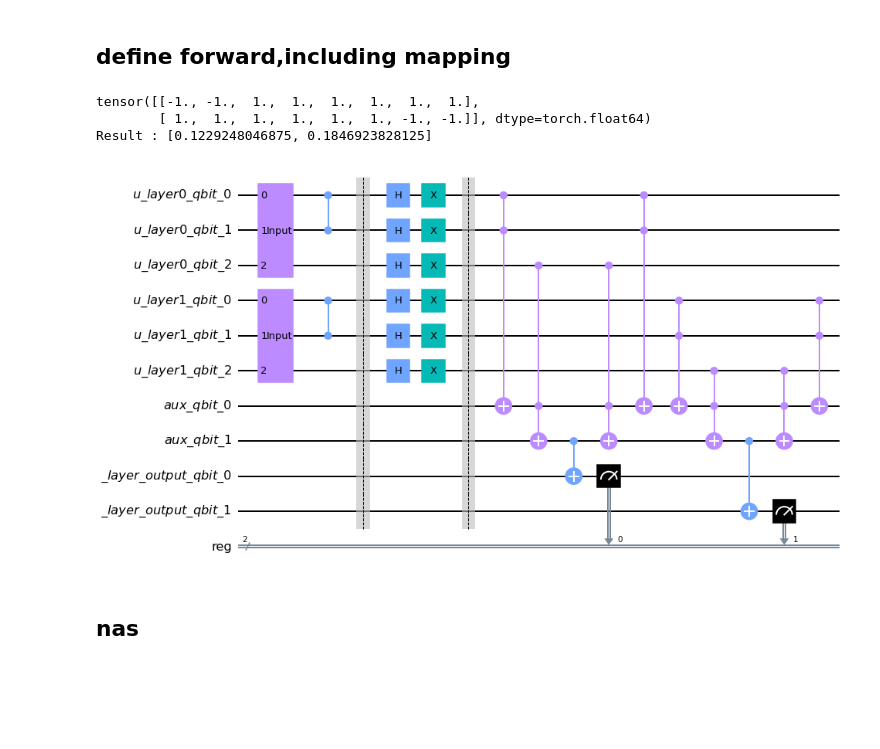
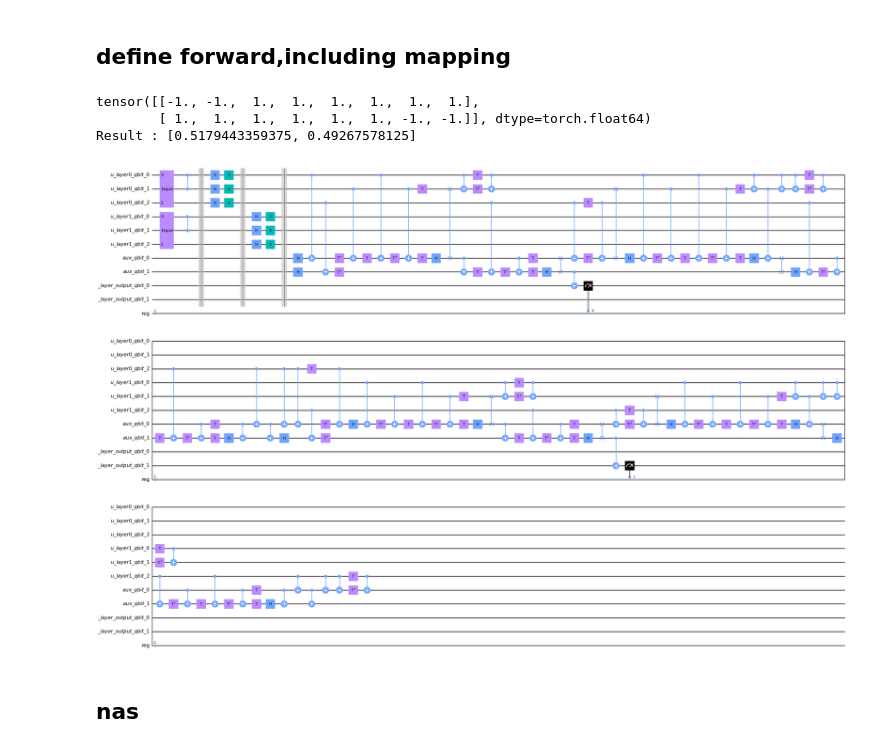
Before and after one commit to zlianghahaha/qc_pytorch, a Jupyter notebook: UNet_VQC_train_test/liang.ipynb, the cells around one changed output. Saved outputs shown, nothing was run; the diff lists cells and outputs as text; code cells hidden in the pictures; blank space fills up the shorter version.

```diff
--- a/UNet_VQC_train_test/liang.ipynb
+++ b/UNet_VQC_train_test/liang.ipynb
@@ -181,3 +206,42 @@ def func(circuit,in_qubits,out_qubit,aux = []):
+# %%
+(def equa(circuit,in_qubits,out_qubit,aux = []):
+  for i in range(3):
+            circuit.h(in_qubits[i])
+            circuit.x(in_qubits[i])
+  circuit.barrier()
+  #first ccx
+  circuit.ccx(in_qubits[0],in_qubits[1],aux[0])
+
+  #second ccx
+  circuit.ccx(in_qubits[2],aux[0],aux[1])
+  #third ccx
+  circuit.ccx(in_qubits[0],in_qubits[1],aux[0])
+  #fourth ccx
+  circuit.ccx(in_qubits[2],aux[0],aux[1])
+# %%
+def func(circuit,in_qubits_list,out_qubit,aux = []):
+  i = 0
+  j = 0
+  for in_qubits in in_qubits_list:
+    circuit.h(in_qubits)
+    circuit.x(in_qubits)
+    circuit.barrier()
+    i +=1
+
+    # circuit.barrier(in_qubits)
+    # circuit.barrier(aux)
+  for in_qubits in in_qubits_list:
+    #first ccx
+    fwd_ccx(circuit,in_qubits[0],in_qubits[1],aux[0])
+
+    #second ccx
+    fwd_ccx(circuit,in_qubits[2],aux[0],aux[1])
+    circuit.cx(aux[1], out_qubit[j])
+    #third ccx
+    bwd_ccx1(circuit,in_qubits[0],in_qubits[1],aux[0])
+    #fourth ccx
+    bwd_ccx2(circuit,in_qubits[2],aux[0],aux[1])
+    j +=1
 # %% [markdown]
 ## define parameters
 # %%
@@ -340,7 +404,7 @@ def forward(circuit,quantum_matrix,weight, is_mapping = False):
 
 
     if is_mapping:
-        func(circuit,inps[0],u_layer_out_qubits,aux)
+        func(circuit,inps,u_layer_out_qubits,aux)
     else:
         u_layer.sum2(circuit,inps,u_layer_out_qubits,aux)
 
@@ -349,36 +413,36 @@ def forward(circuit,quantum_matrix,weight, is_mapping = False):
     circuit.add_register(c_reg)
     circuit.measure(u_layer_out_qubits[0],c_reg[0])
     circuit.measure(u_layer_out_qubits[1],c_reg[1])
     #get the result
 
     qc_shots=8192
     opt_class_prob = []
     opt_counts = my_ibmq(circuit,qc_shots,True)
     (opt_mycount,bits) = analyze(opt_counts)
     for b in range(bits):
         opt_class_prob.append(float(opt_mycount[b])/qc_shots)
     return opt_class_prob
 
 
     #example of u-layer
 i = 0
 #transform input_data into u-Mat
 input_data = torch.load("./liang_random_data.pt")
 quantum_matrix =to_quantum_matrix(input_data[i])
 circuit = QuantumCircuit()
 # init_weight = torch.cat((init_weight,init_weight),0)
 print(init_weight)
-prob = forward(circuit,quantum_matrix,init_weight, False)
+prob = forward(circuit,quantum_matrix,init_weight, True)
 print("Result :",prob)
 circuit.draw('mpl',fold=50)
 
 
 ######################################################
 # %% [output]
 tensor([[-1., -1.,  1.,  1.,  1.,  1.,  1.,  1.],
         [ 1.,  1.,  1.,  1.,  1.,  1., -1., -1.]], dtype=torch.float64)
-Result : [0.1229248046875, 0.1846923828125]
+Result : [0.5179443359375, 0.49267578125]
-[figure, old version]
+[figure, new version]
 # %% [markdown]
 ## nas
 # %%
```
Also changed, not shown: parts of 13 cells of this notebook.
